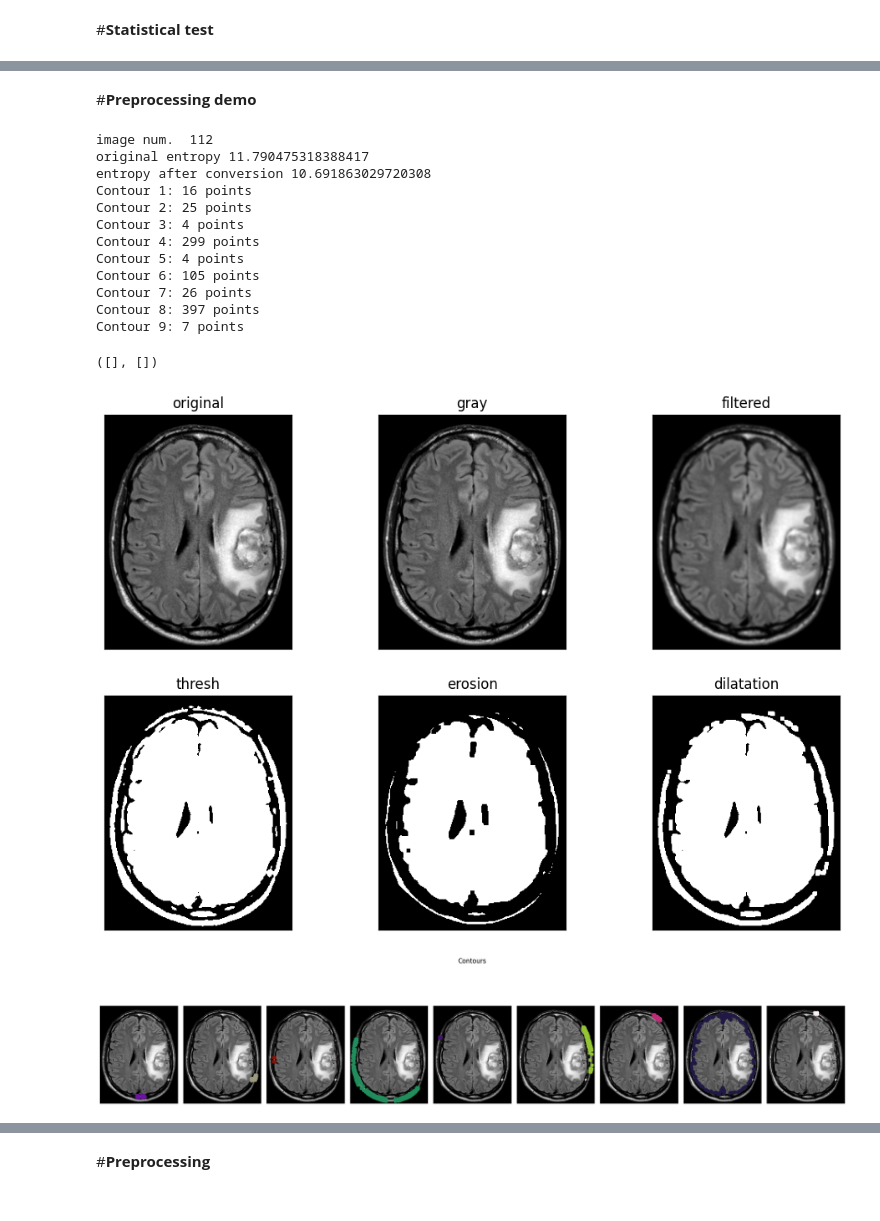
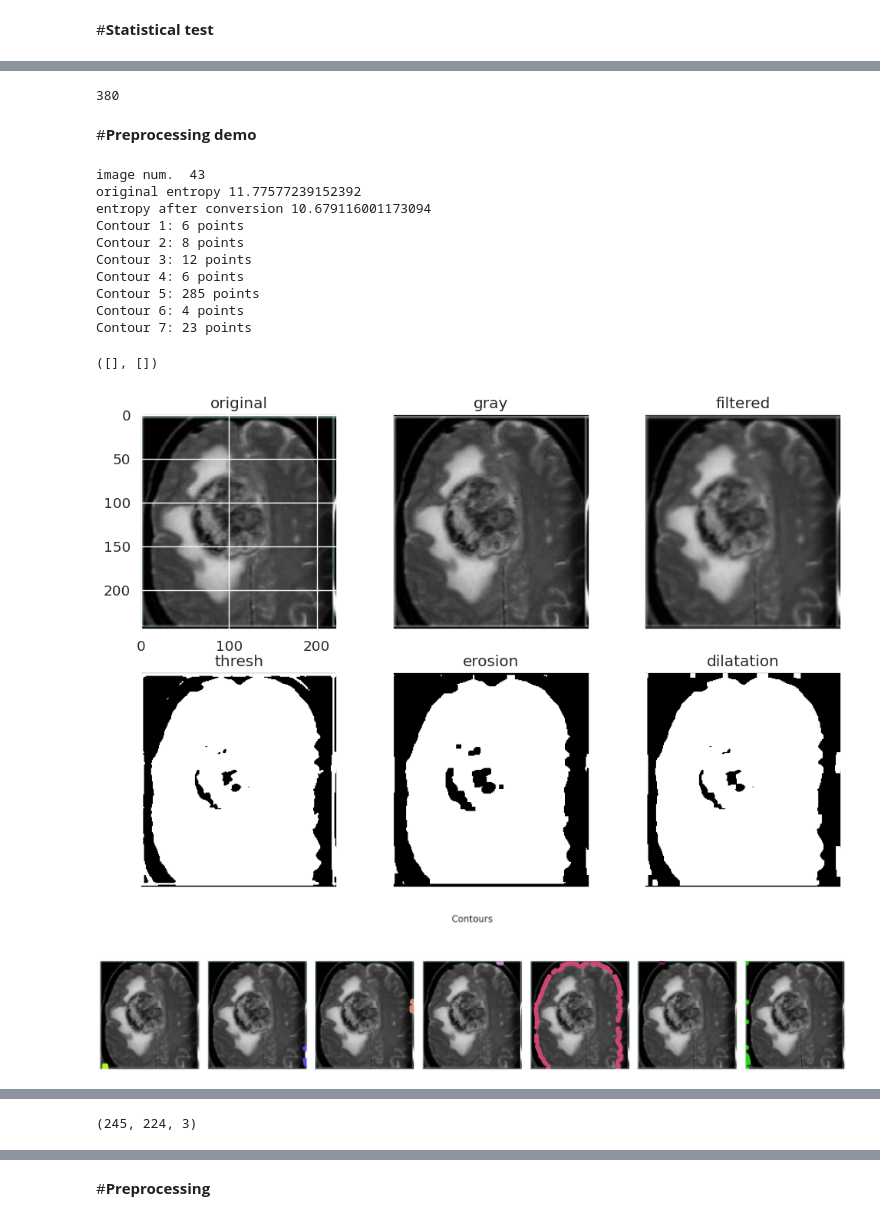
Before and after one commit to gqkd/MRI_Brain_Tumor_Detection, a Jupyter notebook: Brain_Tumor_Detection.ipynb, the cells around one changed output, grey strips where cells are left out. Saved outputs shown, nothing was run; the diff lists cells and outputs as text; code cells hidden in the pictures.

```diff
--- a/Brain_Tumor_Detection.ipynb
+++ b/Brain_Tumor_Detection.ipynb
@@ -597,3 +504,7 @@ mean of dip test p-value = 0.0
+# %%
+img_rgb.shape[0]
+# %% [output]
+380
 # %% [markdown]
 #**Preprocessing demo**
 # %%
@@ -601,7 +512,8 @@ mean of dip test p-value = 0.0
 IMG_SIZE = (224,224)
 rnd = random.randint(1, len(X))
 print('image num. ', rnd )
-img_rgb = X[rnd]
+img_rgb = X[106]
+LEN, WID, _ = img_rgb.shape
 
 # from RGB to gray scale
 
@@ -612,8 +524,8 @@ plt.figure(figsize=(12,8))
 plt.subplot(2,3,1)
 plt.imshow(img_rgb)
 plt.title('original')
-plt.xticks([])
-plt.yticks([])
+# plt.xticks([])
+# plt.yticks([])
 
 img = cv2.cvtColor(img_rgb, cv2.COLOR_RGB2GRAY)
 plt.subplot(2,3,2)
@@ -623,7 +535,6 @@ plt.xticks([])
 plt.yticks([])
 print(f'entropy after conversion {entropy(img.ravel())}')
 
-#TODO too much information is lost with the conversion
 
 # gaussian filter
 img = cv2.GaussianBlur(img, (5,5), 0)
@@ -635,12 +546,6 @@ plt.yticks([])
 
 thresh = cv2.threshold(img, 45, 255, cv2.THRESH_BINARY)[1]
 
-#TODO code to try https://docs.opencv.org/4.x/d7/d4d/tutorial_py_thresholding.html
-# for otsu tresh
-# thresh = cv2.threshold(img, 45, 255, cv2.THRESH_BINARY + cv2.THRESH_OTSU)[1]
-# for adaptive tresh
-# thresh = cv2.adaptiveThreshold(img, 255, cv2.ADAPTIVE_THRESH_MEAN_C, cv2.THRESH_BINARY, 11, 2)
-# thresh = cv2.adaptiveThreshold(img, 255, cv2.ADAPTIVE_THRESH_GAUSSIAN, cv2.THRESH_BINARY, 11, 2)
 plt.subplot(2,3,4)
 plt.imshow(thresh,cmap='gray')
 plt.title('thresh')
@@ -718,46 +623,70 @@ plt.yticks([])
 extLeft = tuple(max_contour[max_contour[:, :, 0].argmin()][0])
 extRight = tuple(max_contour[max_contour[:, :, 0].argmax()][0])
 extTop = tuple(max_contour[max_contour[:, :, 1].argmin()][0])
 extBot = tuple(max_contour[max_contour[:, :, 1].argmax()][0])
 
+ADD_PIXELS = 4
+up = extTop[1]-ADD_PIXELS
+down = extBot[1]+ADD_PIXELS
+left = extLeft[0]-ADD_PIXELS
+right = extRight[0]+ADD_PIXELS
+
+# Check if up and down are within the range [0, LEN]
+if up < 0 :
+  up = 0
+elif up > LEN:
+  print(" WARNING crop: up is outside the valid range.")
+
+if down > LEN:
+  down = LEN
+elif down < 0:
+  print(" WARNING crop: down is outside the valid range.")
+
+if left < 0:
+  left = 0
+elif left > WID:
+  print(" WARNING crop: left is outside the valid range.")
+
+if right > WID:
+  right = WID
+elif right < 0:
+  print(" WARNING crop: right is outside the valid range.")
+
 # add extreme points
 img_pnt = cv2.circle(img_.copy(), extLeft, 8, (0, 0, 255), -1)
 img_pnt = cv2.circle(img_pnt, extRight, 8, (0, 255, 0), -1)
 img_pnt = cv2.circle(img_pnt, extTop, 8, (255, 0, 0), -1)
 img_pnt = cv2.circle(img_pnt, extBot, 8, (255, 255, 0), -1)
 
 plt.subplot(1,3,2)
 plt.imshow(img_pnt,cmap='gray')
 plt.title("Points")
 plt.xticks([])
 plt.yticks([])
 
 # crop
-ADD_PIXELS = 5
-new_img = img[extTop[1]-ADD_PIXELS:extBot[1]+ADD_PIXELS, extLeft[0]-ADD_PIXELS:extRight[0]+ADD_PIXELS].copy()
+new_img = img[up:down, left:right].copy()
 
 plt.subplot(1,3,3)
 plt.imshow(new_img,cmap='gray')
 plt.title("Cropped")
 plt.xticks([])
 plt.yticks([])
 
 #TODO some images have some writings in the upper left and in the lower left
 # implement in the preprocessing ocr to recognize writings and delete it
 # is important to avoid the CNN to learn the writings and make decision based on that
 # %% [output]
-image num.  112
-original entropy 11.790475318388417
-entropy after conversion 10.691863029720308
-Contour 1: 16 points
-Contour 2: 25 points
-Contour 3: 4 points
-Contour 4: 299 points
-Contour 5: 4 points
-Contour 6: 105 points
-Contour 7: 26 points
-Contour 8: 397 points
-Contour 9: 7 points
+image num.  43
+original entropy 11.77577239152392
+entropy after conversion 10.679116001173094
+Contour 1: 6 points
+Contour 2: 8 points
+Contour 3: 12 points
+Contour 4: 6 points
+Contour 5: 285 points
+Contour 6: 4 points
+Contour 7: 23 points
 ([], [])
-[figure, old version]
+[figure, new version]
-[figure, old version]
+[figure, new version]
@@ -764,0 +701,4 @@ Contour 9: 7 points
+# %%
+img_rgb.shape
+# %% [output]
+(245, 224, 3)
```
Also changed, not shown: parts of 21 cells of this notebook.
